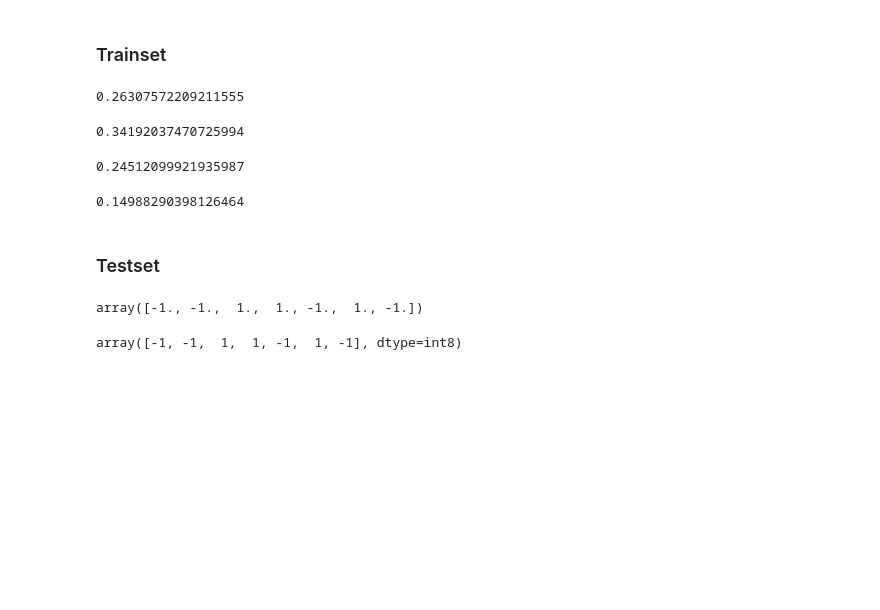
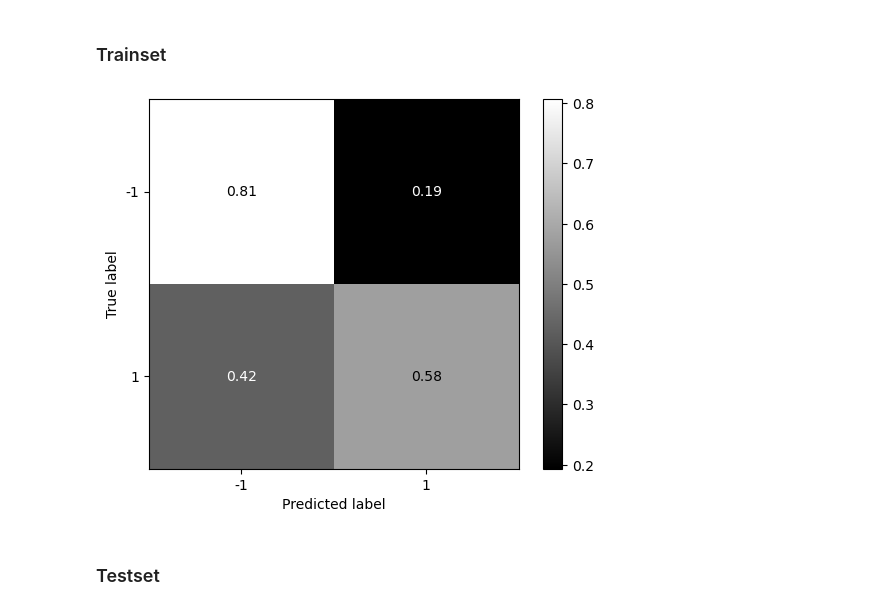
Before and after one commit to flnat/MachineLearning, a Jupyter notebook: Blatt_2/Aufgabe_3.ipynb, the cells around one changed output. Drawn from its saved outputs; the diff is of its cells as text; code cells hidden in the pictures; blank space fills up the shorter version.

```diff
--- a/Blatt_2/Aufgabe_3.ipynb
+++ b/Blatt_2/Aufgabe_3.ipynb
@@ -10,15 +10,15 @@ from naive_bayes import GaussianNaiveBayes
 from face_vectorizer import FaceVectorizer
 # %%
 train_images, test_images, train_labels, test_labels = FaceVectorizer(
-    "./data/faces_in_the_wild/lfw_funneled/").get_images()
+    "./data/faces_in_the_wild/lfw_funneled/", test_size=0.4).get_images()
 # %%
 pca = PCA()
 pca.fit(train_images)
 
-eigenfaces = pca.v @ pca.s
+eigenfaces = pca.s @ pca.v
 # %%
-test_projections = test_images @ eigenfaces[0:7, :].T
-train_projections = train_images @ eigenfaces[0:7, :].T
+test_projections = test_images @ eigenfaces[3:10, :].T
+train_projections = train_images @ eigenfaces[3:10, :].T
 # %%
 train_labels[train_labels != "George_W_Bush"] = -1
 train_labels[train_labels == "George_W_Bush"] = 1
@@ -38,40 +38,13 @@ nb.fit(train_projections, train_labels)
 ### Trainset
 # %%
 y_hat = nb.predict(train_projections)
-# %%
-# Sensitivität
-np.count_nonzero((train_labels == 1) & (y_hat == 1)) / len(y_hat)
-# %% [output]
-0.26307572209211555
-# %%
-# Specificity
-np.count_nonzero((train_labels == -1) & (y_hat == -1)) / len(y_hat)
-# %% [output]
-0.34192037470725994
-# %%
-# False-Positive
-np.count_nonzero((train_labels == -1) & (y_hat == 1)) / len(y_hat)
-# %% [output]
-0.24512099921935987
-# %%
-# False-Negative
-np.count_nonzero((train_labels == 1) & (y_hat == -1)) / len(y_hat)
-# %% [output]
-0.14988290398126464
+# %%
+from sklearn.metrics import ConfusionMatrixDisplay
+
+ConfusionMatrixDisplay.from_predictions(train_labels, y_hat, cmap="gray", normalize="true");
+# %% [output]
+[figure, added]
 # %% [markdown]
 ### Testset
 # %%
 y_hat = nb.predict(test_projections)
-# %%
-y_hat
-# %% [output]
-array([-1., -1.,  1.,  1., -1.,  1., -1.])
-# %%
-# Validierung mit Sklearn Implementierung
-
-from sklearn.naive_bayes import  GaussianNB
-
-sk_nb = GaussianNB().fit(train_projections, train_labels.flatten())
-sk_nb.predict(test_projections)
-# %% [output]
-array([-1, -1,  1,  1, -1,  1, -1], dtype=int8)
```
Also changed, not shown: parts of 7 cells of this notebook.
